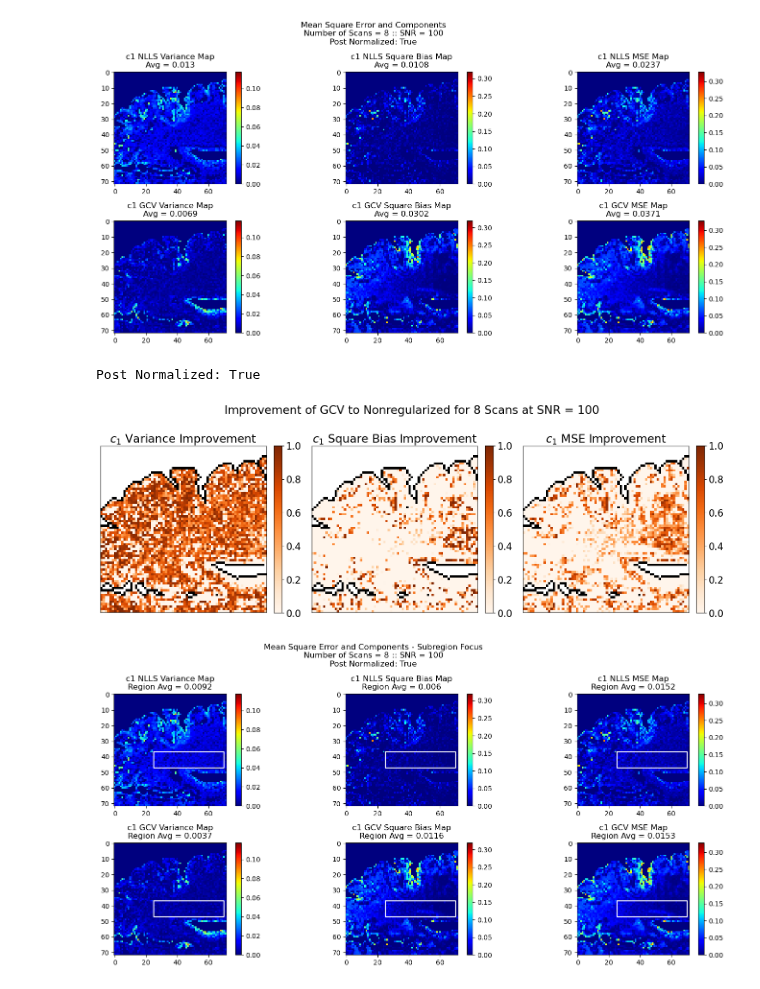
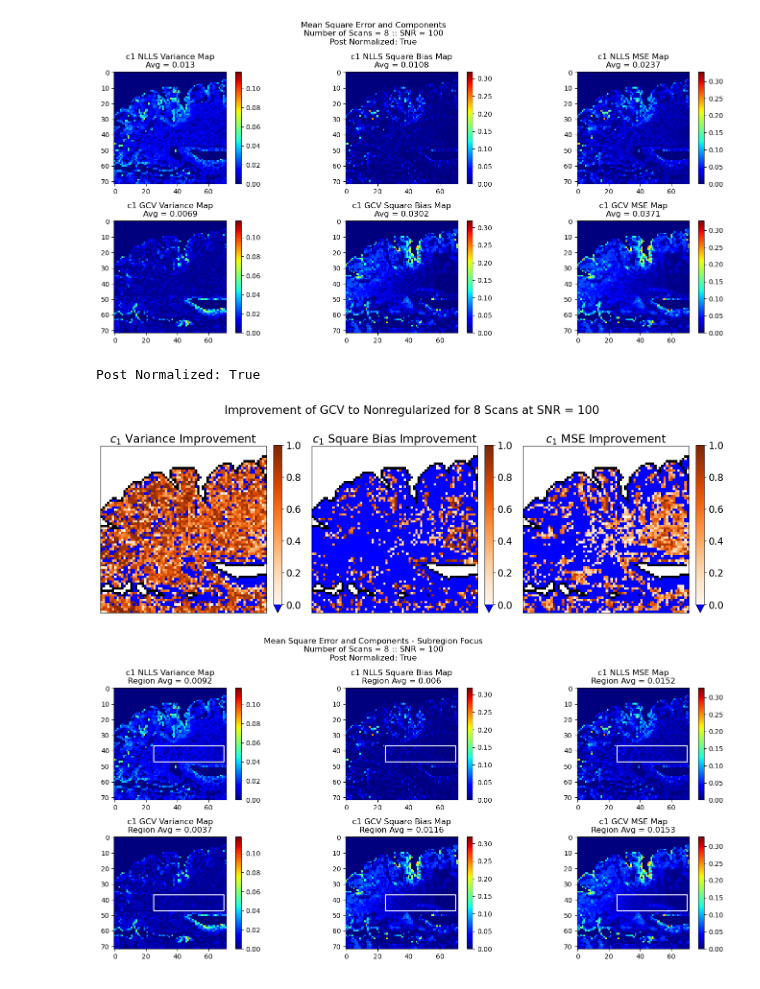
Before and after one commit to Griffin997/Regularization, a Jupyter notebook: EstimateP_ProcessExperiments.ipynb, the cells around one changed output. Saved outputs shown, nothing was run; the diff lists cells and outputs as text; code cells hidden in the pictures.

Commit message:
Extended improvement fig

```diff
--- a/EstimateP_ProcessExperiments.ipynb
+++ b/EstimateP_ProcessExperiments.ipynb
@@ -696,39 +696,39 @@ sqBias_improvement = calc_improvement(sqbMap_NLLS, sqbMap_GCV)
 MSE_improvement = calc_improvement(MSEMap_NLLS, MSEMap_GCV)
 
 or_map = plt.get_cmap('Oranges')
-# or_map.set_extremes(under = 'blue')
-extend_opt = "neither"
+or_map.set_extremes(under = 'blue')
+extend_opt = "min"
 
 brain_outline = get_brain_outline(all_nonreg_estimates[0,:,:,:])
 print(f'Post Normalized: {post_normalize_data}')
 for param_oi in params_oi:
 
     fig, ax = plt.subplots(1,3,figsize=(15,5.5),tight_layout=True)
     plt.rc('font', size  = 16)
     fig.suptitle(f'Improvement of GCV to Nonregularized for {n_iterations} Scans at SNR = {SNR_goal}' )
 
     ax[0].imshow(1-brain_outline, cmap = 'gray', vmin=0, vmax = 1)
     pNLLS = ax[0].imshow(var_improvement[:,:,param_oi], cmap = or_map, vmin=0, vmax=1)
     cbar = fig.colorbar(pNLLS, ax=ax[0], fraction=0.046, pad=0.04, extend = extend_opt)
     ax[0].set_title(param_name_list[param_oi] + ' Variance Improvement' )
     ax[0].tick_params(left = False, bottom = False, labelbottom = False, labelleft = False)
 
     ax[1].imshow(1-brain_outline, cmap = 'gray', vmin=0, vmax = 1)
     pNLLS = ax[1].imshow(sqBias_improvement[:,:,param_oi], cmap = or_map, vmin=0, vmax=1)
     fig.colorbar(pNLLS,ax=ax[1], fraction=0.046, pad=0.04, extend = extend_opt)
     ax[1].set_title(param_name_list[param_oi] + ' Square Bias Improvement' )
     ax[1].tick_params(left = False, bottom = False, labelbottom = False, labelleft = False)
 
     ax[2].imshow(1-brain_outline, cmap = 'gray', vmin=0, vmax = 1)
     pNLLS = ax[2].imshow(MSE_improvement[:,:,param_oi], cmap = or_map, vmin=0, vmax=1)
     fig.colorbar(pNLLS,ax=ax[2], fraction=0.046, pad=0.04, extend = extend_opt)
     ax[2].set_title(param_name_list[param_oi] + ' MSE Improvement' )
     ax[2].tick_params(left = False, bottom = False, labelbottom = False, labelleft = False)
 
     plt.show()
 # %% [output]
 Post Normalized: True
-[figure, old version]
+[figure, new version]
 # %%
 params_oi = [0]        #We are primarily interested in c1 which makes the 0th parameter the interesting one
 
```
